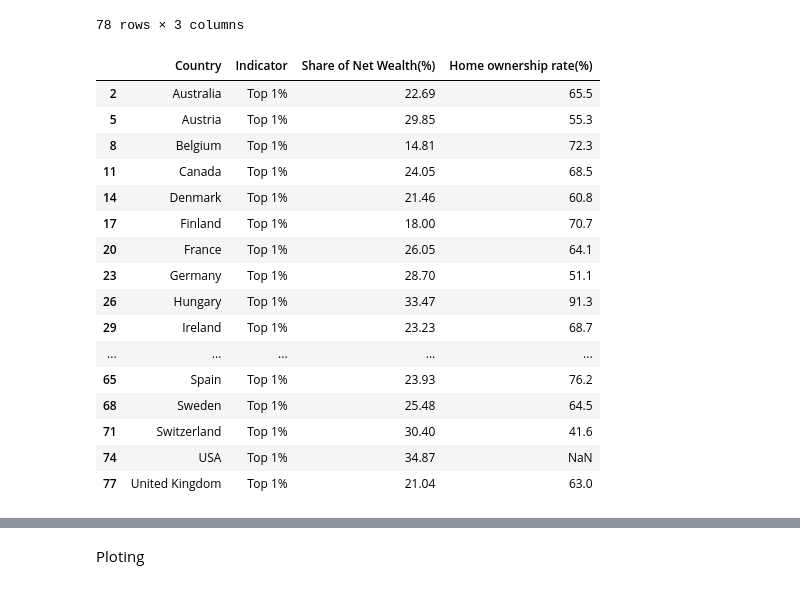
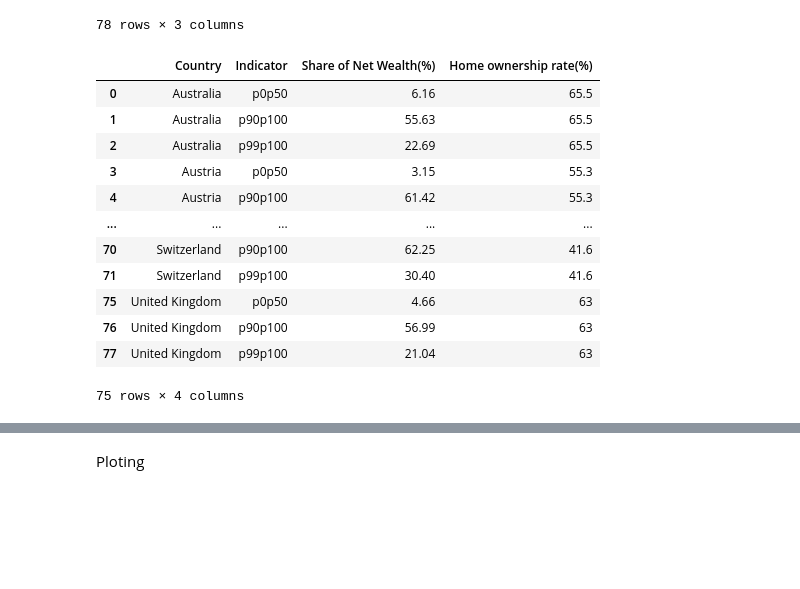
Before and after one commit to ujwalgurung1/ujwalgurung.github.io, a Jupyter notebook: project/code/Wealth.ipynb, the cells around one changed output, grey strips where cells are left out. Saved outputs shown, nothing was run; the diff lists cells and outputs as text; code cells hidden in the pictures; blank space fills up the shorter version.

```diff
--- a/project/code/Wealth.ipynb
+++ b/project/code/Wealth.ipynb
@@ -89,5 +92,23 @@ wealthdta
 merged = pd.merge(wealthdta, data, on='Country', how='left')
 merged = merged.rename(columns={"Value": "Share of Net Wealth(%)"})
+# %%
+#Given wealth data has more obersvations and therfore countries we must drop the countries that we do not have data for
+merged = merged.dropna()
+merged
+# %% [output]
+|  | Country | Indicator | Share of Net Wealth(%) | Home ownership rate(%) |
+| 0 | Australia | p0p50 | 6.16 | 65.5 |
+| 1 | Australia | p90p100 | 55.63 | 65.5 |
+| 2 | Australia | p99p100 | 22.69 | 65.5 |
+| 3 | Austria | p0p50 | 3.15 | 55.3 |
+| 4 | Austria | p90p100 | 61.42 | 55.3 |
+| ... | ... | ... | ... | ... |
+| 70 | Switzerland | p90p100 | 62.25 | 41.6 |
+| 71 | Switzerland | p99p100 | 30.40 | 41.6 |
+| 75 | United Kingdom | p0p50 | 4.66 | 63 |
+| 76 | United Kingdom | p90p100 | 56.99 | 63 |
+| 77 | United Kingdom | p99p100 | 21.04 | 63 |
+75 rows × 4 columns
 # %%
 merged.loc[merged['Indicator'].str.contains('p0p50'), 'Indicator'] = 'Bottom 50%'
 merged.loc[merged['Indicator'].str.contains('p90p100'), 'Indicator'] = 'Top 10%'
@@ -99,22 +120,3 @@ merged['Share of Net Wealth(%)'] = merged['Share of Net Wealth(%)'].astype(float
 bottom50 = merged[merged['Indicator'].str.contains("Bottom 50%")]
 top10 = merged[merged['Indicator'].str.contains("Top 10%")]
 top1 = merged[merged['Indicator'].str.contains("Top 1%")]
-top1
-# %% [output]
-|  | Country | Indicator | Share of Net Wealth(%) | Home ownership rate(%) |
-| 2 | Australia | Top 1% | 22.69 | 65.5 |
-| 5 | Austria | Top 1% | 29.85 | 55.3 |
-| 8 | Belgium | Top 1% | 14.81 | 72.3 |
-| 11 | Canada | Top 1% | 24.05 | 68.5 |
-| 14 | Denmark | Top 1% | 21.46 | 60.8 |
-| 17 | Finland | Top 1% | 18.00 | 70.7 |
-| 20 | France | Top 1% | 26.05 | 64.1 |
-| 23 | Germany | Top 1% | 28.70 | 51.1 |
-| 26 | Hungary | Top 1% | 33.47 | 91.3 |
-| 29 | Ireland | Top 1% | 23.23 | 68.7 |
-| ... | ... | ... | ... | ... |
-| 65 | Spain | Top 1% | 23.93 | 76.2 |
-| 68 | Sweden | Top 1% | 25.48 | 64.5 |
-| 71 | Switzerland | Top 1% | 30.40 | 41.6 |
-| 74 | USA | Top 1% | 34.87 | NaN |
-| 77 | United Kingdom | Top 1% | 21.04 | 63.0 |
```
Also changed, not shown: parts of 27 cells of this notebook, 4 other files.
